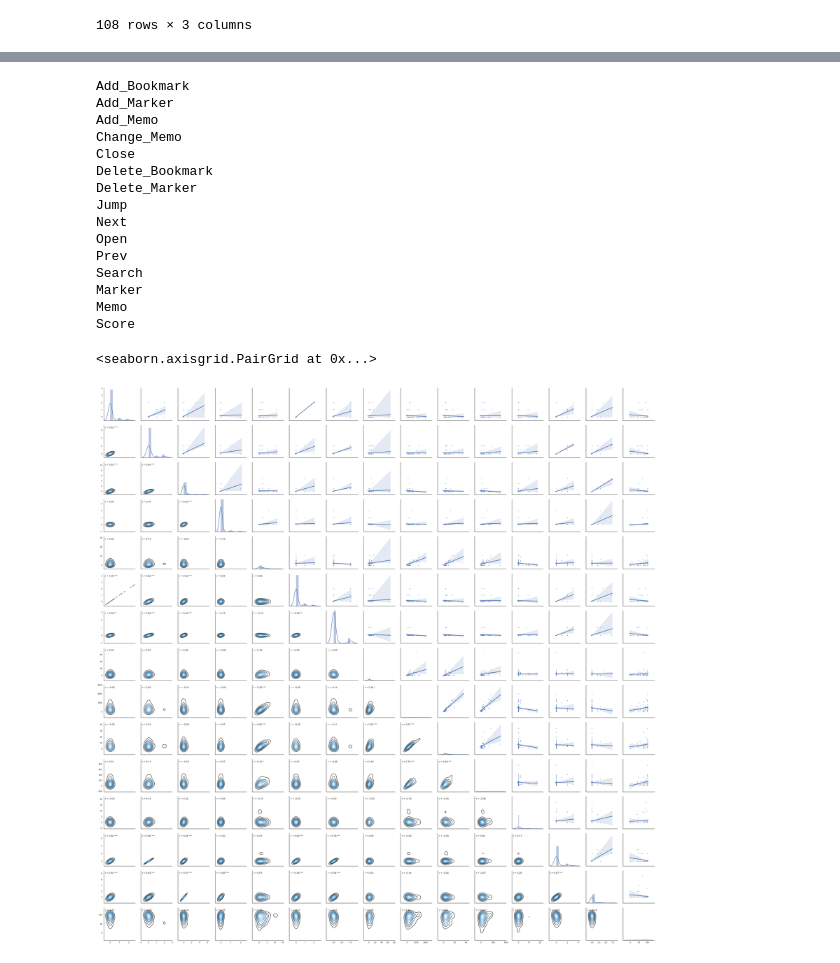
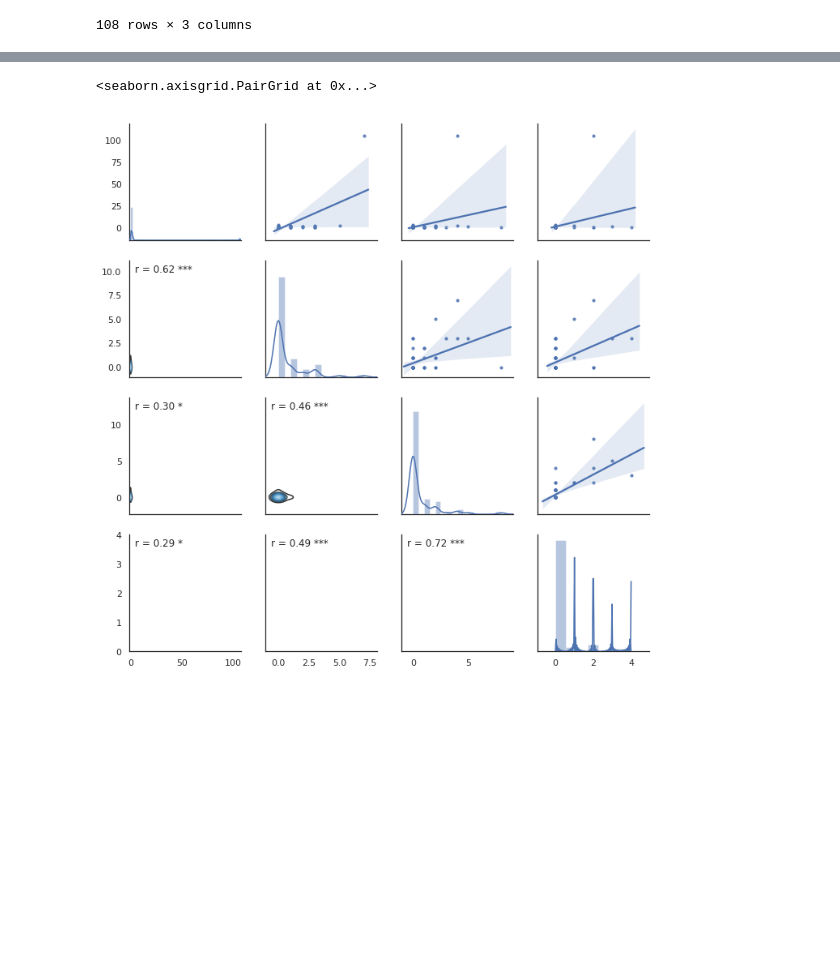
Before and after one commit to owen198/kyoto_ebook, a Jupyter notebook: Data visualization.ipynb, the cells around one changed output, grey strips where cells are left out. Cells and saved outputs as stored; diff of their text form; code cells hidden in the pictures; blank space fills up the shorter version.

```diff
--- a/Data visualization.ipynb
+++ b/Data visualization.ipynb
@@ -70,8 +79,8 @@ kyoto_engage
 | 107 | 2018-01-29 | ds116 | 17 |
 108 rows × 3 columns
 # %%
-
-fig1, ax1 = plt.subplots(figsize=(18, 8))
+matplotlib.rcParams.update({'font.size': 12})
+fig1, ax1 = plt.subplots(figsize=(18, 4))
 ax1.set_title('Students\' engagement of the week')
 pivot = plot_df.pivot(index='userid', columns='date', values='counts')
 
@@ -147,45 +156,32 @@ def corrfunc(x, y, **kws):
 
 def annotate_colname(x, **kws):
     ax = plt.gca()
-    print(x.name)
-    #ax.annotate(x.name, xy=(0.05, 0.9), xycoords=ax.transAxes,
-    #          fontweight='bold')
+    #print(x)
+    ax.annotate(list(kyoto_1_x)[0:3], xy=(0.05, 0.9), xycoords=ax.transAxes,
+              fontweight='bold')
 
 def cor_matrix(df):
     g = sns.PairGrid(df, palette=['red'])
+
   # Use normal regplot as `lowess=True` doesn't provide CIs.
     g.map_upper(sns.regplot, scatter_kws={'s':10})
     g.map_diag(sns.distplot)
     g.map_lower(sns.kdeplot, cmap='Blues_d')
     g.map_lower(corrfunc)
-    g.map_diag(annotate_colname)
+    #g.map_diag(annotate_colname)
   # Remove axis labels, as they're in the diagonals.
     for ax in g.axes.flatten():
         ax.set_ylabel('')
         ax.set_xlabel('')
     return g
 # %%
-kyoto_1_x = pd.read_csv('dataset/dataset1_15features.csv')
+kyoto_1_x = pd.read_csv('dataset/dataset2_15features.csv')
+kyoto_1_x = kyoto_1_x.drop(['Score'], axis=1)
 kyoto_1_x.rename(index=str, columns={"Userid": "userid"}, inplace=True)
 # kyoto_1_x = pd.merge(kyoto_1_x, kyoto_1_score, on='userid')
-kyoto_1_x = kyoto_1_x.drop(['userid','Delete_Memo'], axis=1)
-
-cor_matrix(kyoto_1_x[list(kyoto_1_x)[0:]])
+kyoto_1_x = kyoto_1_x.drop(['userid', 'Delete_Memo'], axis=1)
+#print(list(kyoto_1_x))
+cor_matrix(kyoto_1_x[list(kyoto_1_x)[0:4]])
 # %% [output]
-Add_Bookmark
-Add_Marker
-Add_Memo
-Change_Memo
-Close
-Delete_Bookmark
-Delete_Marker
-Jump
-Next
-Open
-Prev
-Search
-Marker
-Memo
-Score
+<seaborn.axisgrid.PairGrid at 0x...>
-<seaborn.axisgrid.PairGrid at 0x...>
-[figure, old version]
+[figure, new version]
```
Also changed, not shown: parts of 7 cells of this notebook, 1 other file.
